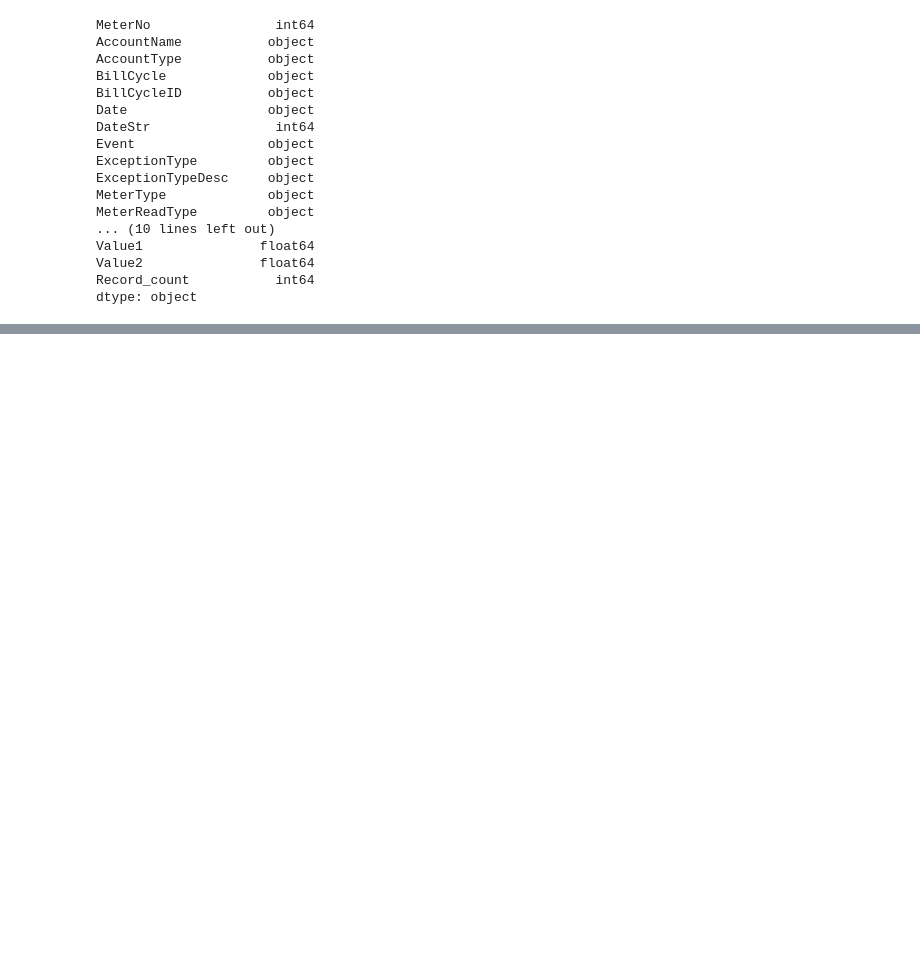
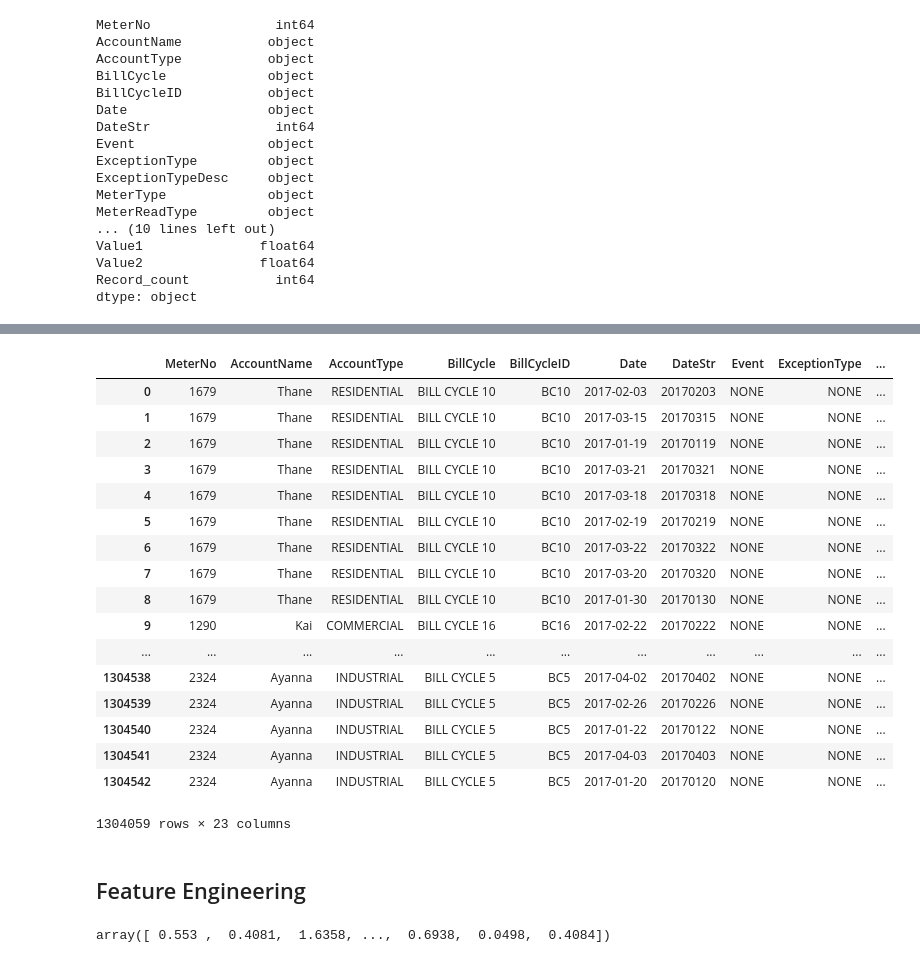
Before and after one commit to spaturu/Utilities, a Jupyter notebook: Utilities_Kurtis.ipynb, the cells around one changed output, grey strips where cells are left out. Drawn from its saved outputs; the diff is of its cells as text; code cells hidden in the pictures; blank space fills up the shorter version.

```diff
--- a/Utilities_Kurtis.ipynb
+++ b/Utilities_Kurtis.ipynb
@@ -97,0 +148,3 @@ data['MeterReadTypeDesc'] = data['MeterReadTypeDesc'].astype('category')
+# %%
+# remove for real
+df_train.drop(df_train.index[df_242.index], inplace = True)
@@ -97,0 +164,21 @@ data['MeterReadTypeDesc'] = data['MeterReadTypeDesc'].astype('category')
+# %%
+df_train
+# %% [output]
+|  | MeterNo | AccountName | AccountType | BillCycle | BillCycleID | Date | DateStr | Event | ExceptionType | ... |
+| 0 | 1679 | Thane | RESIDENTIAL | BILL CYCLE 10 | BC10 | 2017-02-03 | 20170203 | NONE | NONE | ... |
+| 1 | 1679 | Thane | RESIDENTIAL | BILL CYCLE 10 | BC10 | 2017-03-15 | 20170315 | NONE | NONE | ... |
+| 2 | 1679 | Thane | RESIDENTIAL | BILL CYCLE 10 | BC10 | 2017-01-19 | 20170119 | NONE | NONE | ... |
+| 3 | 1679 | Thane | RESIDENTIAL | BILL CYCLE 10 | BC10 | 2017-03-21 | 20170321 | NONE | NONE | ... |
+| 4 | 1679 | Thane | RESIDENTIAL | BILL CYCLE 10 | BC10 | 2017-03-18 | 20170318 | NONE | NONE | ... |
+| 5 | 1679 | Thane | RESIDENTIAL | BILL CYCLE 10 | BC10 | 2017-02-19 | 20170219 | NONE | NONE | ... |
+| 6 | 1679 | Thane | RESIDENTIAL | BILL CYCLE 10 | BC10 | 2017-03-22 | 20170322 | NONE | NONE | ... |
+| 7 | 1679 | Thane | RESIDENTIAL | BILL CYCLE 10 | BC10 | 2017-03-20 | 20170320 | NONE | NONE | ... |
+| 8 | 1679 | Thane | RESIDENTIAL | BILL CYCLE 10 | BC10 | 2017-01-30 | 20170130 | NONE | NONE | ... |
+| 9 | 1290 | Kai | COMMERCIAL | BILL CYCLE 16 | BC16 | 2017-02-22 | 20170222 | NONE | NONE | ... |
+| ... | ... | ... | ... | ... | ... | ... | ... | ... | ... | ... |
+| 1304538 | 2324 | Ayanna | INDUSTRIAL | BILL CYCLE 5 | BC5 | 2017-04-02 | 20170402 | NONE | NONE | ... |
+| 1304539 | 2324 | Ayanna | INDUSTRIAL | BILL CYCLE 5 | BC5 | 2017-02-26 | 20170226 | NONE | NONE | ... |
+| 1304540 | 2324 | Ayanna | INDUSTRIAL | BILL CYCLE 5 | BC5 | 2017-01-22 | 20170122 | NONE | NONE | ... |
+| 1304541 | 2324 | Ayanna | INDUSTRIAL | BILL CYCLE 5 | BC5 | 2017-04-03 | 20170403 | NONE | NONE | ... |
+| 1304542 | 2324 | Ayanna | INDUSTRIAL | BILL CYCLE 5 | BC5 | 2017-01-20 | 20170120 | NONE | NONE | ... |
+1304059 rows × 23 columns
@@ -97,0 +192,2 @@ data['MeterReadTypeDesc'] = data['MeterReadTypeDesc'].astype('category')
+# %% [markdown]
+## Feature Engineering
@@ -97,0 +199,4 @@ data['MeterReadTypeDesc'] = data['MeterReadTypeDesc'].astype('category')
+# %%
+X_train
+# %% [output]
+array([ 0.553 ,  0.4081,  1.6358, ...,  0.6938,  0.0498,  0.4084])
```
Also changed, not shown: parts of 24 cells of this notebook.
